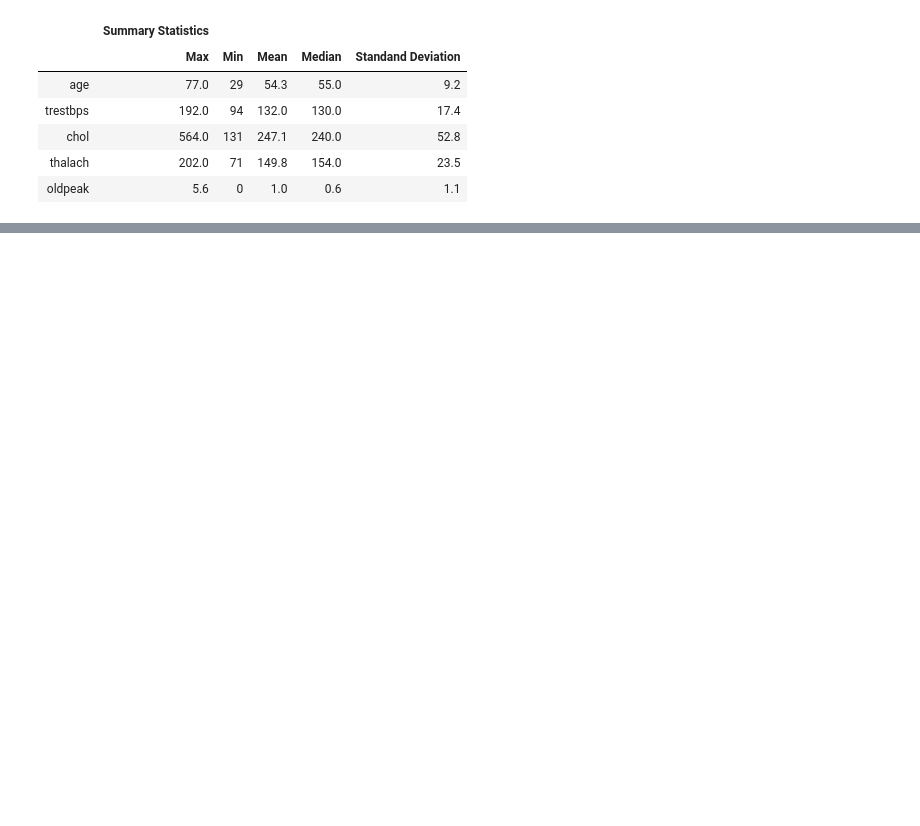
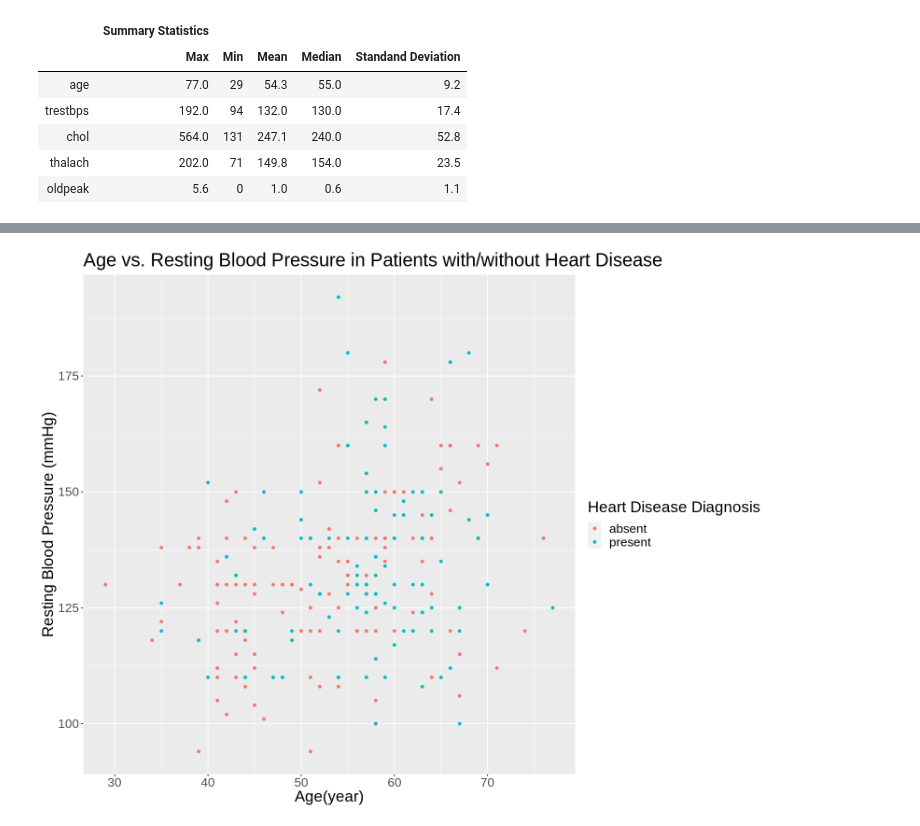
Before and after one commit to duffydu/dsci100-project, a Jupyter notebook: Heart_Disease.ipynb, the cells around one changed output, grey strips where cells are left out. Cells and saved outputs as stored; diff of their text form; code cells hidden in the pictures; blank space fills up the shorter version.

Commit message:
Changed labels and resized graphs

```diff
--- a/Heart_Disease.ipynb
+++ b/Heart_Disease.ipynb
@@ -366,0 +213,12 @@ thalach vs. oldpeak  (color = diagnosis)
+# %%
+options(repr.plot.width = 13, repr.plot.height = 10)
+age_and_trestbps_plot <- ggplot(cleveland_data_train, aes(x = age, y = trestbps, color= diagnosis)) +
+    geom_point() +
+    xlab("Age(year)") +
+    ylab("Resting Blood Pressure (mmHg)") +
+    labs(color = "Heart Disease Diagnosis") +
+    theme(text = element_text(size = 20))+
+    ggtitle("Age vs. Resting Blood Pressure in Patients with/without Heart Disease")
+age_and_trestbps_plot
+# %% [output]
+[figure, added]
```
Also changed, not shown: parts of 58 cells of this notebook, 1 other file.
